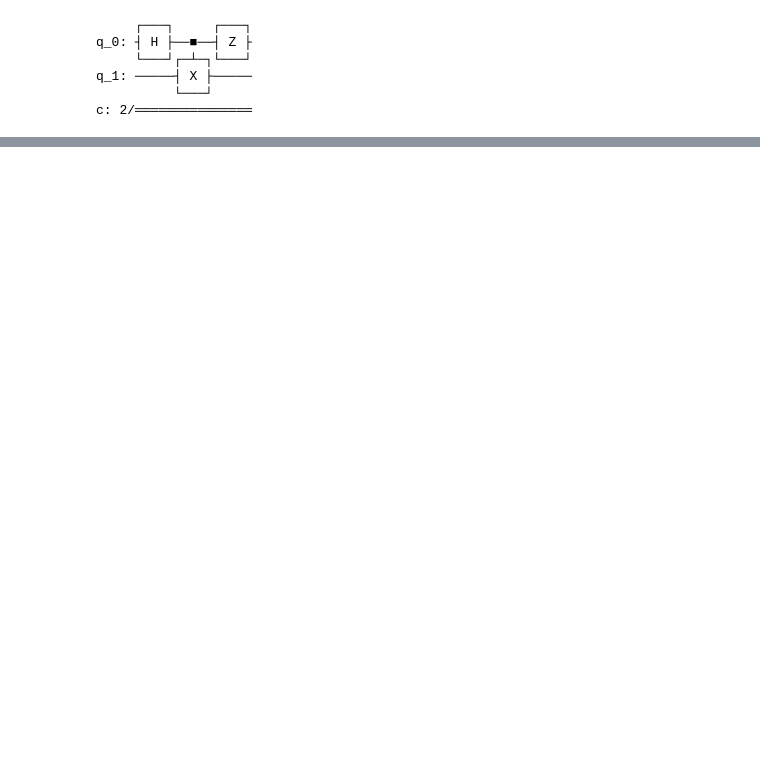
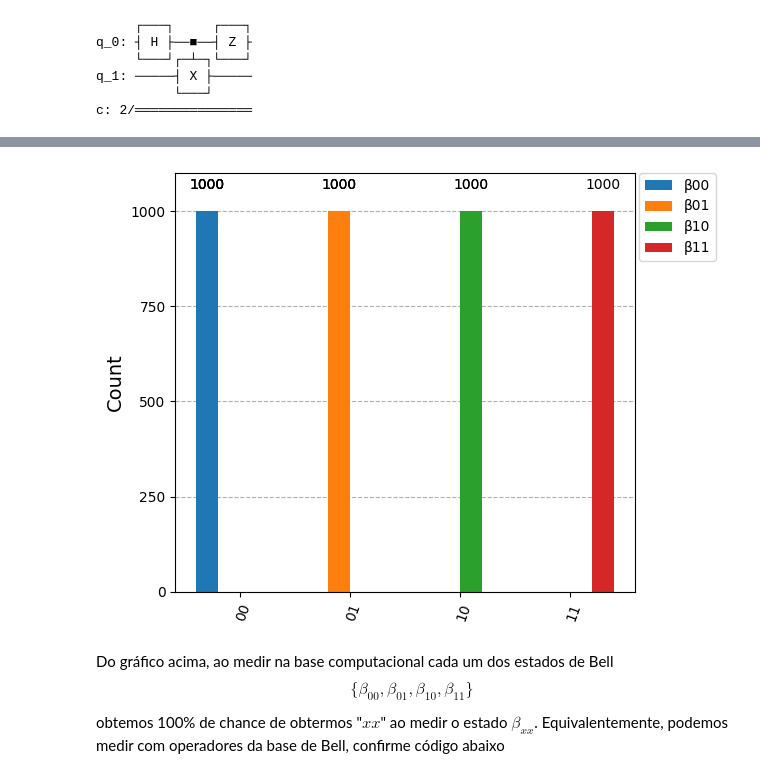
Before and after one commit to marciodojr/qc-examples, a Jupyter notebook: utility/measurement.ipynb, the cells around one changed output, grey strips where cells are left out. Cells and saved outputs as stored; diff of their text form; code cells hidden in the pictures; blank space fills up the shorter version.

```diff
--- a/utility/measurement.ipynb
+++ b/utility/measurement.ipynb
@@ -456,0 +470,41 @@ c: 2/═══════════════
+# %%
+qc_bell_01_measurement = QuantumCircuit(2, 2)
+qc_bell_01_measurement.append(qc_bell_01, [0, 1], [0, 1])
+qc_bell_01_measurement.append(qc_bell_measurement, [0, 1], [0, 1])
+qc_bell_01_measurement.measure([0, 1], [0, 1])
+
+qc_bell_10_measurement = QuantumCircuit(2, 2)
+qc_bell_10_measurement.append(qc_bell_10, [0, 1], [0, 1])
+qc_bell_10_measurement.append(qc_bell_measurement, [0, 1], [0, 1])
+qc_bell_10_measurement.measure([0, 1], [0, 1])
+
+qc_bell_11_measurement = QuantumCircuit(2, 2)
+qc_bell_11_measurement.append(qc_bell_11, [0, 1], [0, 1])
+qc_bell_11_measurement.append(qc_bell_measurement, [0, 1], [0, 1])
+qc_bell_11_measurement.measure([0, 1], [0, 1])
+
+qcircs = {
+    'β00': qc_bell_00_measurement,
+    'β01': qc_bell_01_measurement,
+    'β10': qc_bell_10_measurement,
+    'β11': qc_bell_11_measurement,
+}
+# %%
+labels = []
+results = []
+for label, circ in qcircs.items():
+    sim = AerSimulator()
+    circ = transpile(circ, sim)
+    labels.append(label)
+    result = sim.run(circ, shots=1000).result().get_counts()
+    results.append(result)
+
+plot_histogram(results, legend=labels)
+# %% [output]
+[figure, added]
+# %% [markdown]
+Do gráfico acima, ao medir na base computacional cada um dos estados de Bell
+$$
+\{\beta_{00}, \beta_{01}, \beta_{10}, \beta_{11}\}
+$$
+obtemos 100\% de chance de obtermos "$xx$" ao medir o estado $\beta_{xx}$. Equivalentemente, podemos medir com operadores da base de Bell, confirme código abaixo
```
Also changed, not shown: parts of 9 cells of this notebook.
